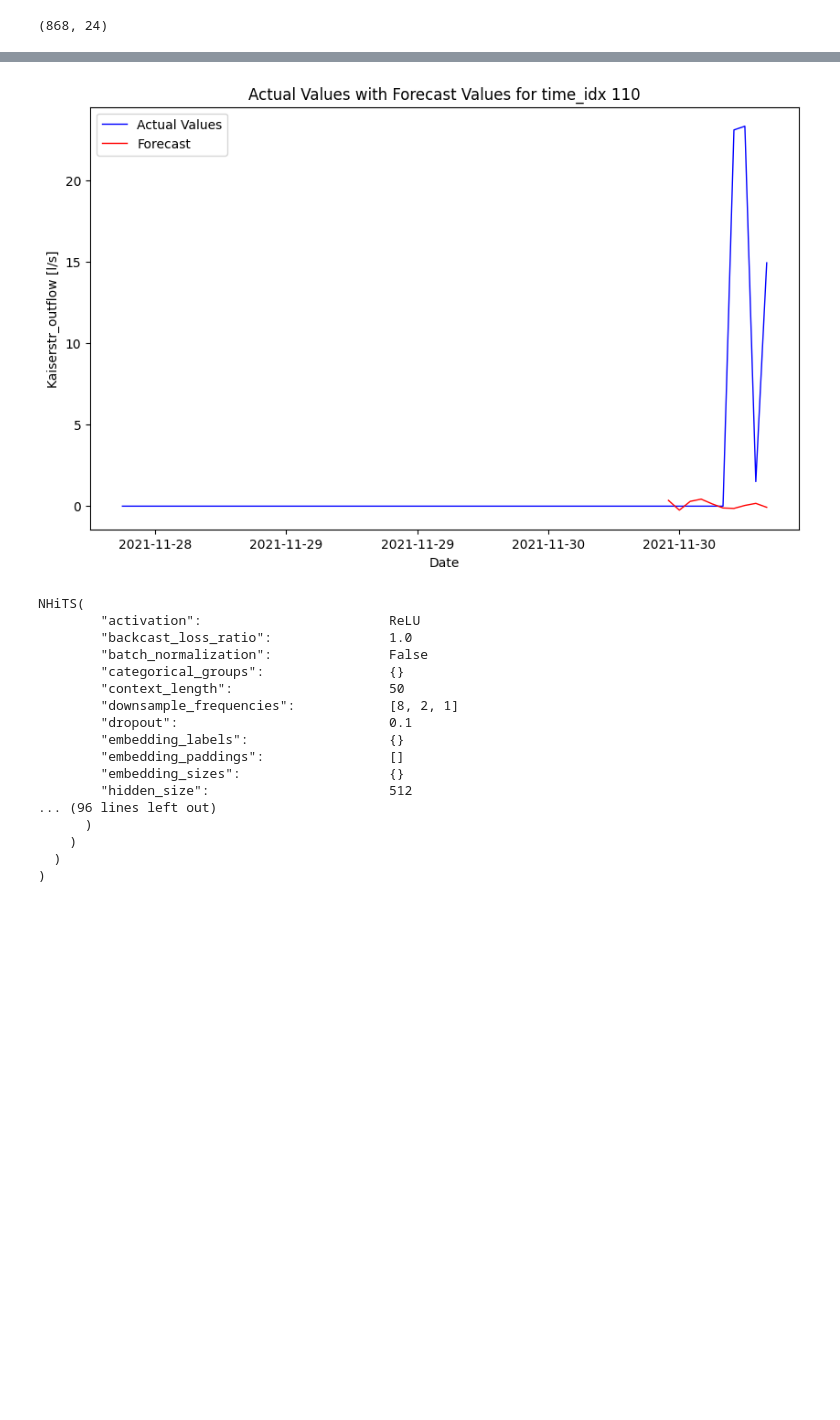
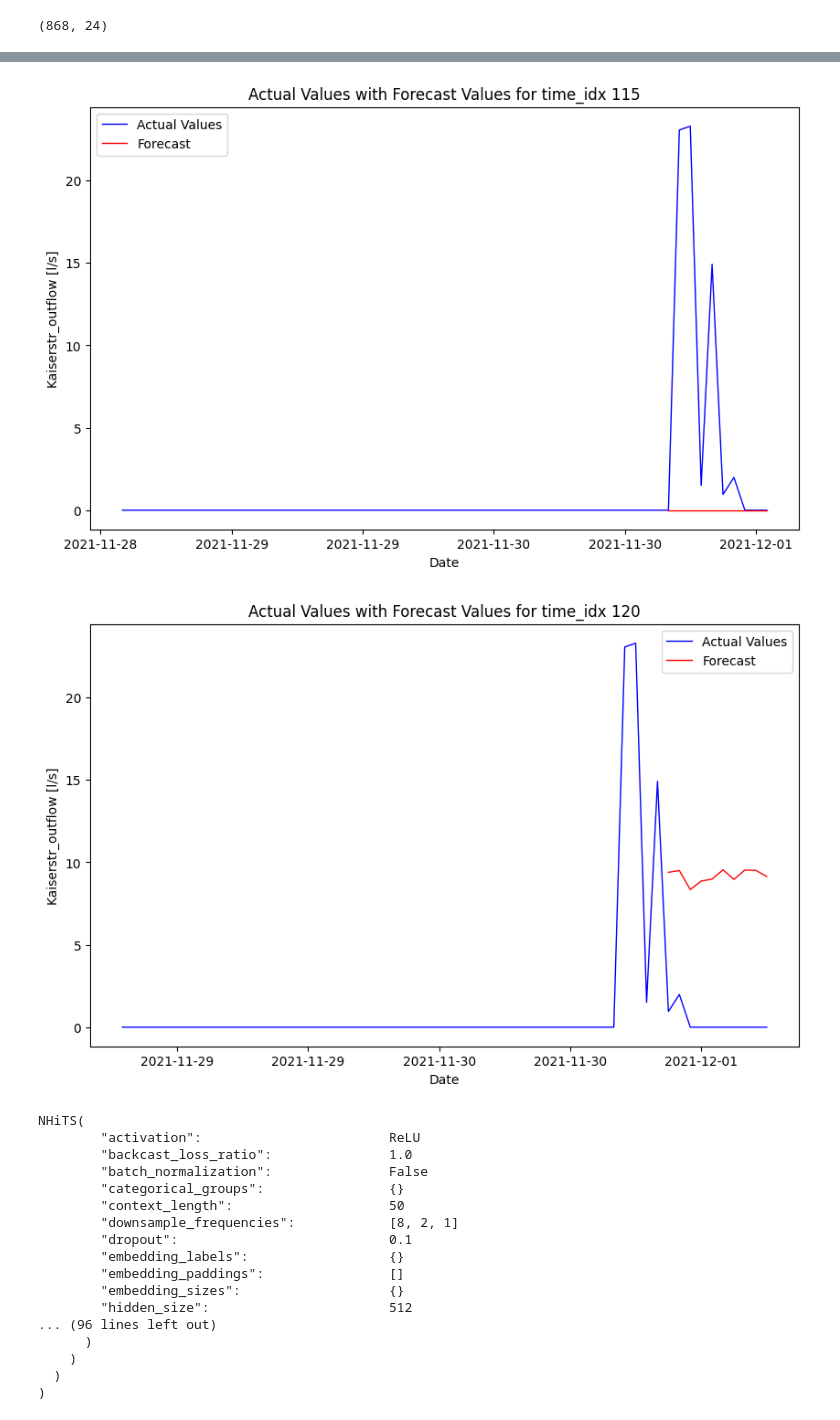
Before and after one commit to vipin2310/UT_RIWWER_project, a Jupyter notebook: main copy.ipynb, the cells around one changed output, grey strips where cells are left out. Cells and saved outputs as stored; diff of their text form; code cells hidden in the pictures; blank space fills up the shorter version.

```diff
--- a/main copy.ipynb
+++ b/main copy.ipynb
@@ -132,7 +132,9 @@ prediction_wrapper.plot_forecast_for_all(forecast_step_ahead=10, plot_forecast_d
-# %%
-prediction_wrapper.plot_forecast_per_time_idx(110)
-# %% [output]
-[figure, removed]
+# %%
+prediction_wrapper.plot_forecast_per_time_idx(115)
+prediction_wrapper.plot_forecast_per_time_idx(120)
+# %% [output]
+[figure, added]
+[figure, added]
 # %%
 print(model)
 # %% [output]
```
Also changed, not shown: parts of 8 cells of this notebook, 1 other file.
